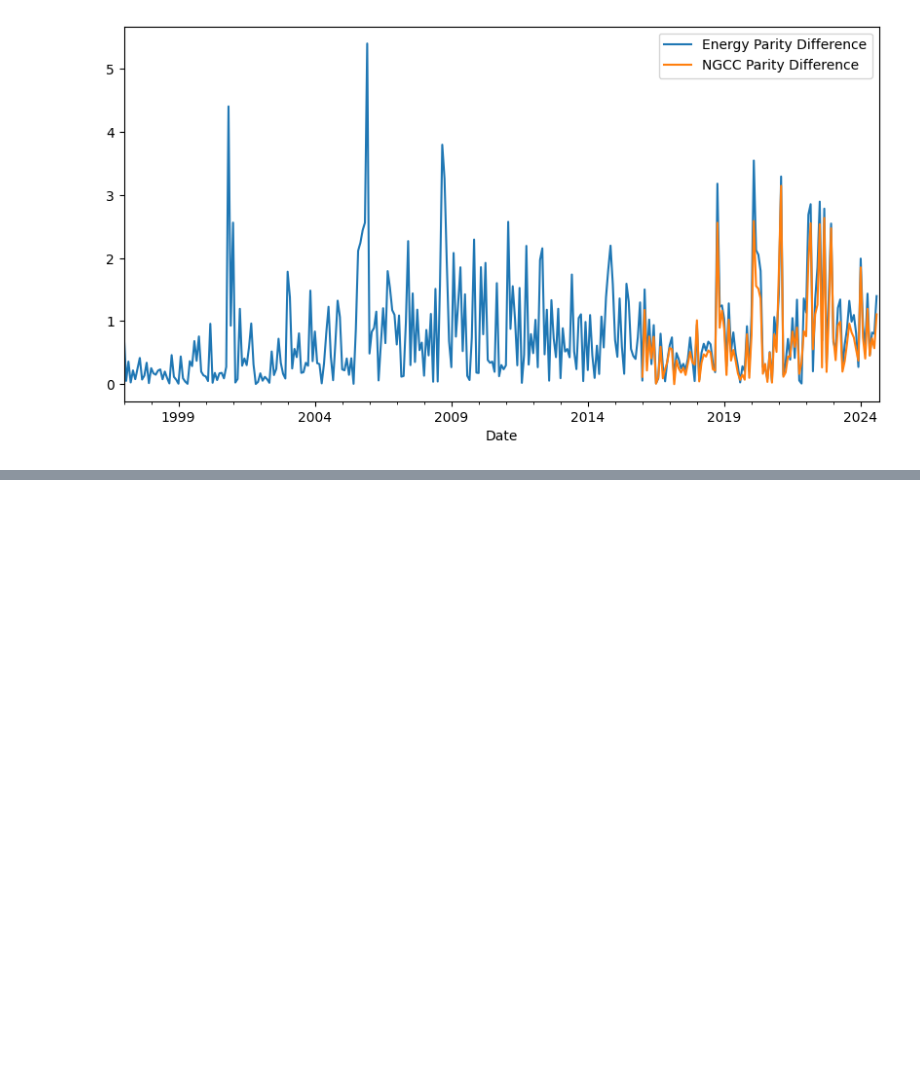
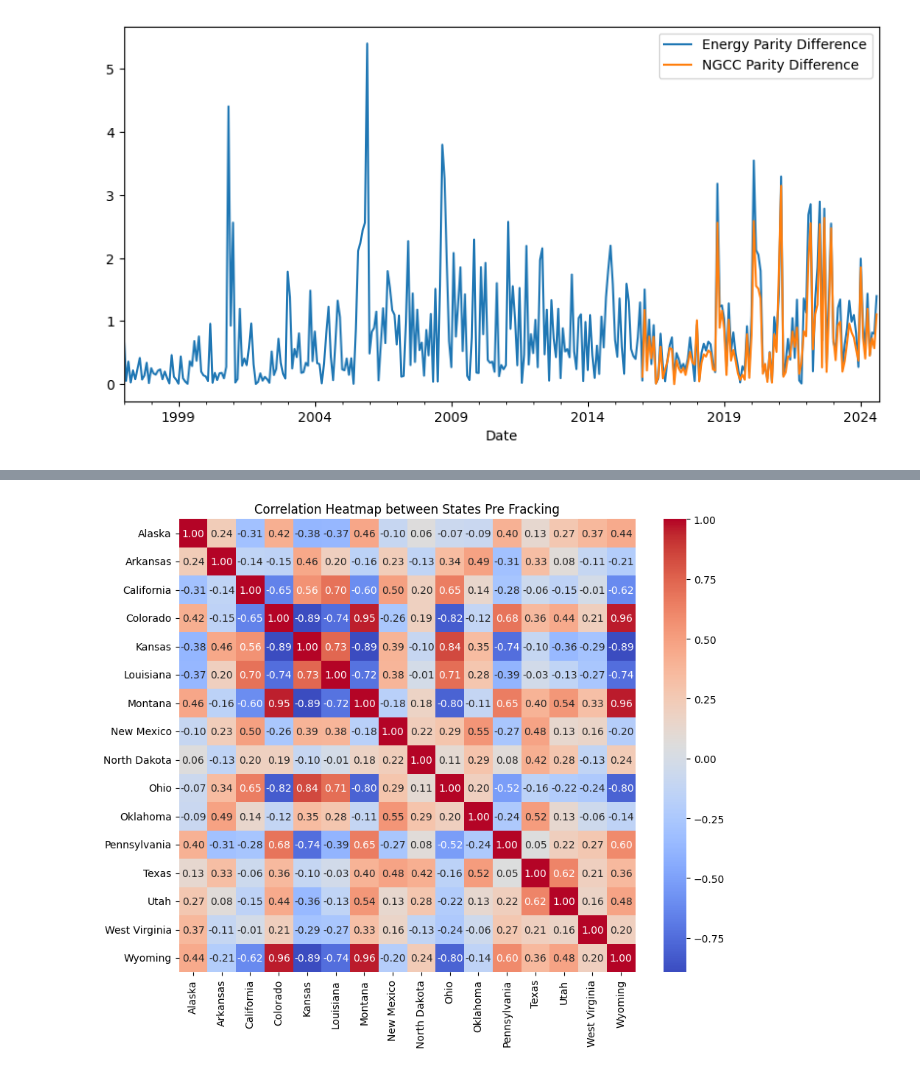
Before and after one commit to kevivuu/ECON323-project, a Jupyter notebook: Final Project.ipynb, the cells around one changed output, grey strips where cells are left out. Saved outputs shown, nothing was run; the diff lists cells and outputs as text; code cells hidden in the pictures; blank space fills up the shorter version.

```diff
--- a/Final Project.ipynb
+++ b/Final Project.ipynb
@@ -213,0 +286,12 @@ prices.plot('Date',
+# %%
+pre_fracking = extract[extract.index < '2006-01-01']
+post_fracking = extract[extract.index >= '2006-01-01']
+# %%
+corr_matrix = pre_fracking.corr()
+
+plt.figure(figsize=(10, 8))
+sns.heatmap(corr_matrix, annot=True, cmap='coolwarm', fmt='.2f', cbar=True)
+plt.title('Correlation Heatmap between States Pre Fracking')
+plt.show()
+# %% [output]
+[figure, added]
```
Also changed, not shown: parts of 27 cells of this notebook, 4 other files.
